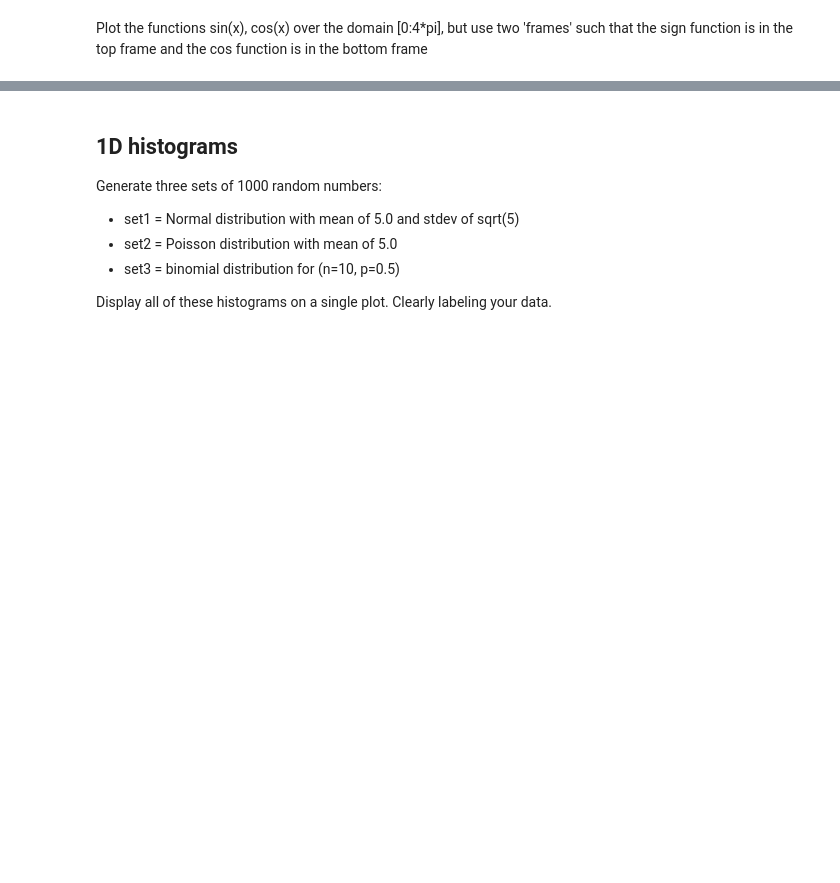
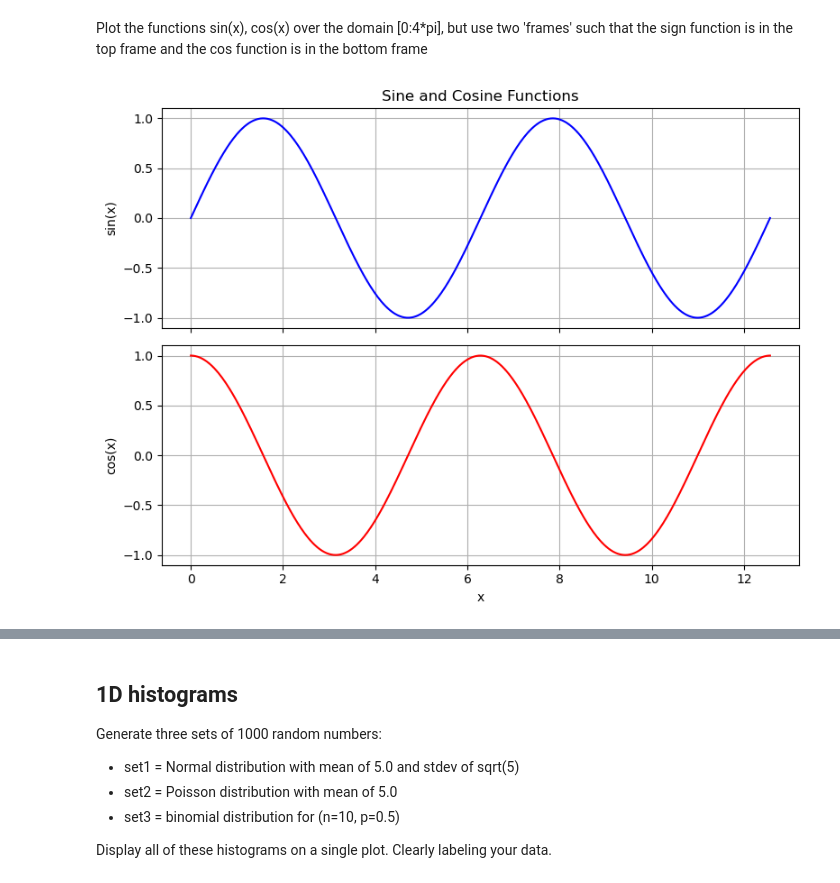
Before and after one commit to zjm4us/plotting_examples, a Jupyter notebook: plotting_examples.ipynb, the cells around one changed output, grey strips where cells are left out. Cells and saved outputs as stored; diff of their text form; code cells hidden in the pictures; blank space fills up the shorter version.

```diff
--- a/plotting_examples.ipynb
+++ b/plotting_examples.ipynb
@@ -223,7 +251,38 @@ Plot the functions sin(x), cos(x) over the domain [0:4*pi] on a single plot.  Se
 # %% [markdown]
 Plot the functions sin(x), cos(x) over the domain [0:4*pi], but use two 'frames' such that the sign function is in the top frame and the cos function is in the bottom frame
 # %%
-# solution here
+import numpy as np
+import matplotlib.pyplot as plt
+
+# Define the domain
+x = np.linspace(0, 4*np.pi, 500)
+
+# Compute the functions
+y_sin = np.sin(x)
+y_cos = np.cos(x)
+
+# Create two subplots stacked vertically
+fig, (ax1, ax2) = plt.subplots(2, 1, figsize=(8, 6), sharex=True)
+
+# Top frame: sin(x)
+ax1.plot(x, y_sin, color='blue')
+ax1.set_ylabel('sin(x)')
+ax1.set_title('Sine and Cosine Functions')
+ax1.grid(True)
+
+# Bottom frame: cos(x)
+ax2.plot(x, y_cos, color='red')
+ax2.set_xlabel('x')
+ax2.set_ylabel('cos(x)')
+ax2.grid(True)
+
+# Adjust spacing between subplots
+plt.tight_layout()
+
+# Show the plot
+plt.show()
+# %% [output]
+[figure, added]
 # %% [markdown]
 plotting 2d functions
 ---
```
Also changed, not shown: parts of 7 cells of this notebook, 9 other files.
